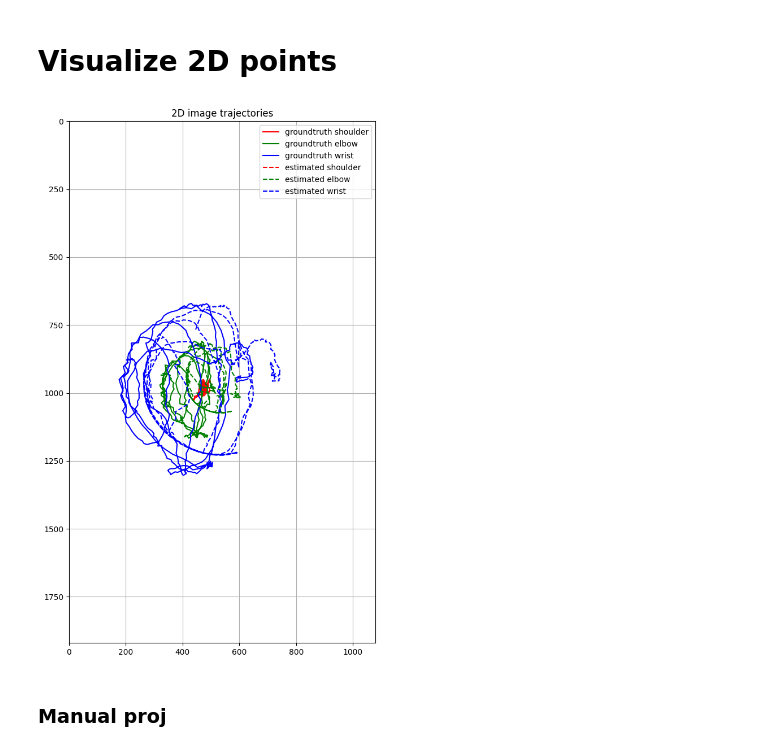
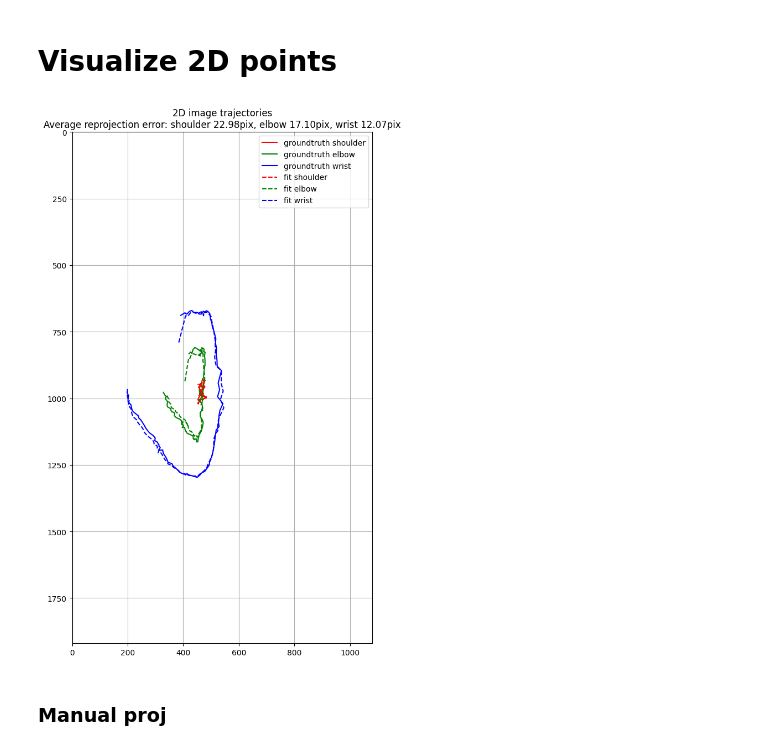
Before and after one commit to balthazarneveu/monocular_pose_and_forces_estimation, a Jupyter notebook: studies/camera_projection/fit_cam.ipynb, the cells around one changed output. Saved outputs shown, nothing was run; the diff lists cells and outputs as text; code cells hidden in the pictures.

Commit message:
add reprojection errors in pixels

```diff
--- a/studies/camera_projection/fit_cam.ipynb
+++ b/studies/camera_projection/fit_cam.ipynb
@@ -82,3 +82,8 @@ fit_cam.__plot_camera_pose(
 [figure]
 # %% [markdown]
 # Visualize 2D points
+# %%
+extr_array = np.array([
+    fit_cam.get_extrinsics_default(full_solution_world[t_index, :]) for t_index in range(len(q_states))
+])
+p2d_fit = fit_cam.project_4d_points_to_2d(p4d_data_in, intrinsic_matrix, extr_array)
@@ -85,14 +96,17 @@ fit_cam.__plot_camera_pose(
 # %%
 # % Visualize 2d trajectories
 fit_cam.visualize_2d_trajectories(
     {
         "groundtruth": p2d,
-        "estimated": p2d_estim
+        f"fit": p2d_fit,
+        # "estimated": p2d_estim
     },
-    (h, w)
+    (h, w),
+    t_end=100,
+    title=f"2D image trajectories\nAverage reprojection error: shoulder {reprojection_error_shoulder:.2f}pix, elbow {reprojection_error_elbow:.2f}pix, wrist {reprojection_error_wrist:.2f}pix"
 )
 # %% [output]
-[figure, old version]
+[figure, new version]
 # %% [markdown]
 ### Manual proj
 # %%
```
Also changed, not shown: parts of 1 cell of this notebook, 1 other file.
